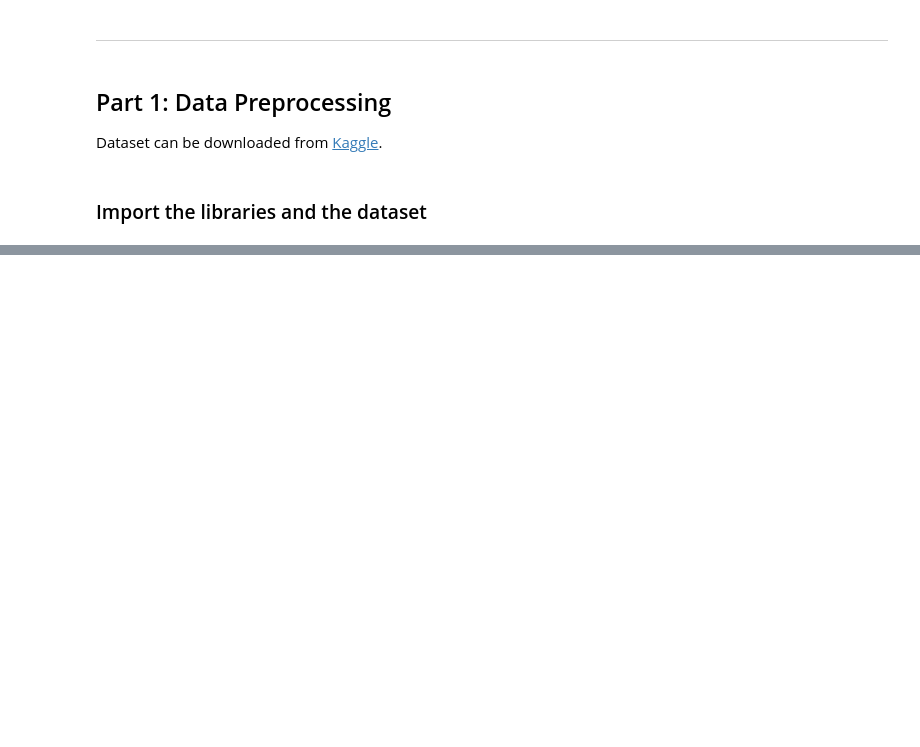
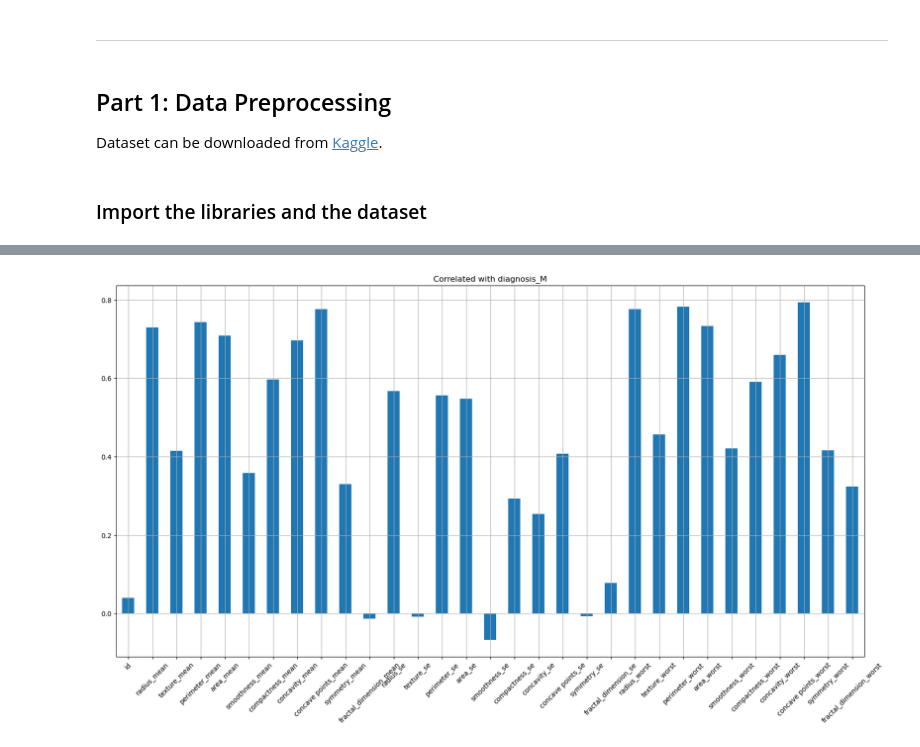
Before and after one commit to rosustefan/complete_ml_ds_bootcamp_2023, a Jupyter notebook: breast-cancer-wisconsin-project/breast-cancer-wisconsin-classification.ipynb, the cells around one changed output, grey strips where cells are left out. Saved outputs shown, nothing was run; the diff lists cells and outputs as text; code cells hidden in the pictures; blank space fills up the shorter version.

```diff
--- a/breast-cancer-wisconsin-project/breast-cancer-wisconsin-classification.ipynb
+++ b/breast-cancer-wisconsin-project/breast-cancer-wisconsin-classification.ipynb
@@ -38,0 +221,2 @@ dataset.head()
+# %%
+dataset_tmp = dataset.drop(columns='diagnosis_M')
@@ -38,0 +233,11 @@ dataset.head()
+# %%
+# display a bar chart with the correlation between our features (dataset_tmp)
+# and our target values (dataset w/ the diagnosis_M target column)
+dataset_tmp.corrwith(dataset['diagnosis_M']). \
+    plot.bar(figsize=(20, 10),
+             title='Correlated with diagnosis_M',
+             rot=45,
+             grid=True,
+            );
+# %% [output]
+[figure, added]
```
Also changed, not shown: parts of 56 cells of this notebook.
